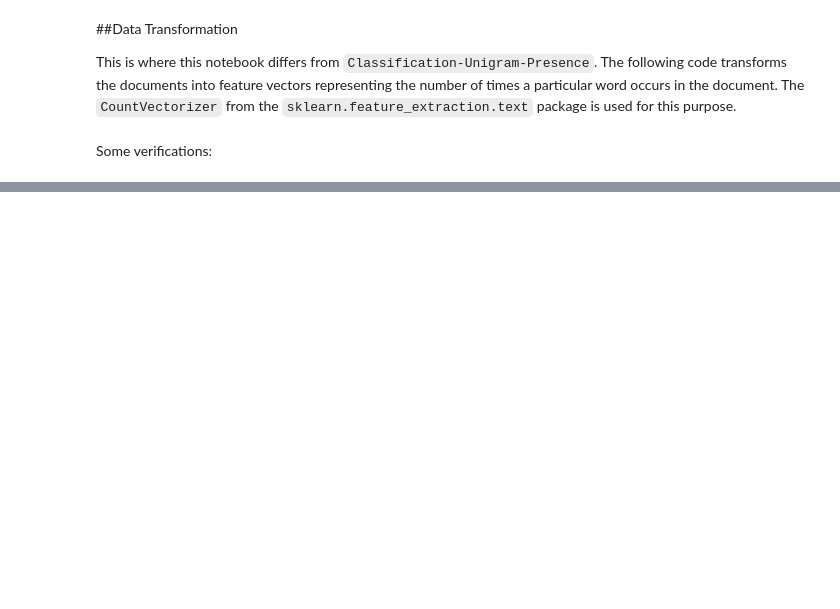
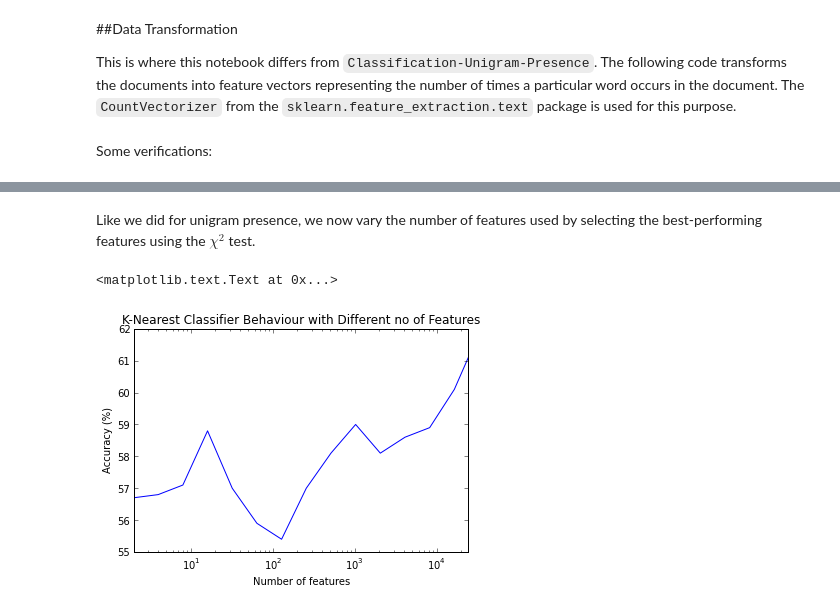
Before and after one commit to DJSagarAhire/Sentiment-Analysis-Comparative-Study, a Jupyter notebook: notebooks/02_Classification-Unigram-Counts.ipynb, the cells around one changed output, grey strips where cells are left out. Drawn from its saved outputs; the diff is of its cells as text; code cells hidden in the pictures; blank space fills up the shorter version.

```diff
--- a/notebooks/02_Classification-Unigram-Counts.ipynb
+++ b/notebooks/02_Classification-Unigram-Counts.ipynb
@@ -95,0 +102,18 @@ The word 'beast' has occured 20 times.
+# %%
+def classify(classifier):
+    classifier.fit(unigram_train_X, unigram_train_y)
+    predicted_y = classifier.predict(unigram_test_X)
+
+    return predicted_y
+
+def select_classify(classifier, k):
+
+    # First select
+    from sklearn.feature_selection import chi2, SelectKBest
+    selector = SelectKBest(chi2, k)
+    unigram_seltrain_X = selector.fit_transform(unigram_train_X, unigram_train_y)
+
+    classifier.fit(unigram_seltrain_X, unigram_train_y)
+    predicted_y = classifier.predict(selector.transform(unigram_test_X))
+
+    return predicted_y
@@ -95,0 +135,5 @@ The word 'beast' has occured 20 times.
+# %%
+from sklearn.neighbors import KNeighborsClassifier
+
+unigram_knn = KNeighborsClassifier()
+unigram_predict_y = classify(unigram_knn)
@@ -95,0 +150,24 @@ The word 'beast' has occured 20 times.
+# %% [markdown]
+Like we did for unigram presence, we now vary the number of features used by selecting the best-performing features using the $\chi^2$ test.
+# %%
+from sklearn.neighbors import KNeighborsClassifier
+from sklearn.metrics import accuracy_score
+
+unigram_knn = KNeighborsClassifier()
+
+accuracies = []
+kvals = logspace(1, 14, num=14, base=2.0)  # k = 2, 4, 8, 16, ...
+kvals = append(kvals, [unigram_train_X.shape[1]])
+for k in kvals:
+    unigram_predict_y = select_classify(unigram_knn, k)
+    accuracies.append(accuracy_score(unigram_test_y, unigram_predict_y) * 100)
+
+plot(kvals, accuracies)
+xscale('log')
+xlim([0, unigram_train_X.shape[1]])
+xlabel('Number of features')
+ylabel('Accuracy (%)')
+title('K-Nearest Classifier Behaviour with Different no of Features')
+# %% [output]
+<matplotlib.text.Text at 0x...>
+[figure, added]
```
Also changed, not shown: parts of 13 cells of this notebook, 1 other file.
